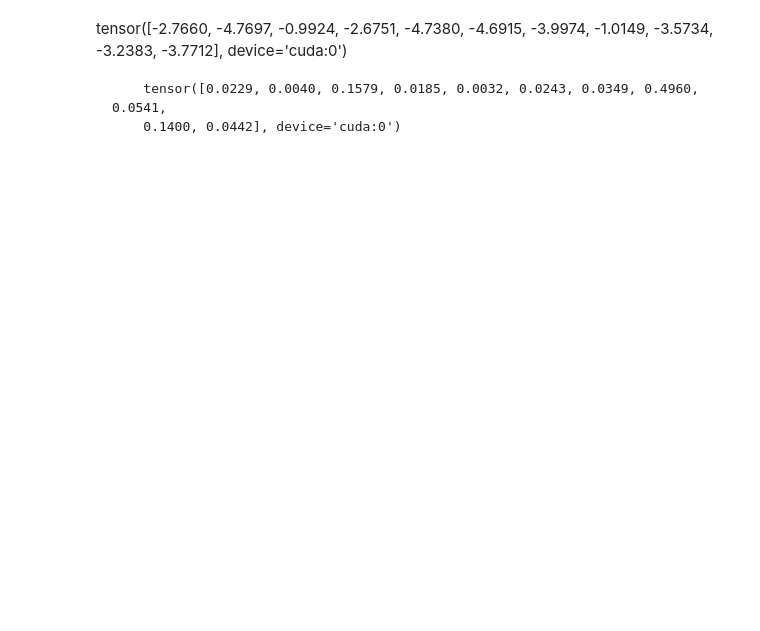
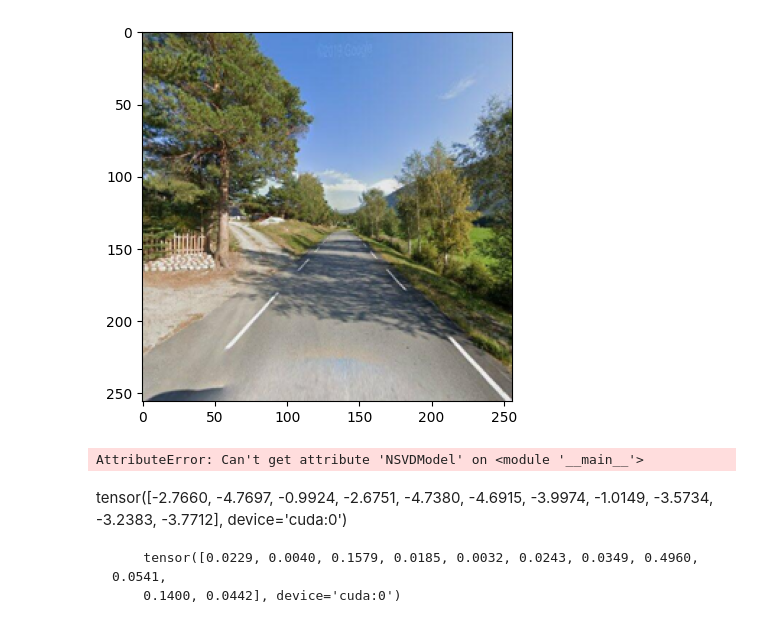
Before and after one commit to IntrntSrfr/norwai, a Jupyter notebook: norwai_county_test.ipynb, the cells around one changed output. Saved outputs shown, nothing was run; the diff lists cells and outputs as text; code cells hidden in the pictures; blank space fills up the shorter version.

```diff
--- a/norwai_county_test.ipynb
+++ b/norwai_county_test.ipynb
@@ -13,18 +12,20 @@ print("device:", device)
 # %%
 test_images = [{'file':'0001', 'loc':[69.6876088,23.5747422]}]
 test_im = np.random.choice(test_images, 1)[0]
 
 from PIL import Image
 
-im = Image.open('../../data/test_images/{}.png'.format(test_im['file'])).convert('RGB')
+im = Image.open('./data/test_images/{}.png'.format(test_im['file'])).convert('RGB')
 w, h = im.size
 left = int((w - 512)/2)
 top = int((h - 512)/2)
 right = int((w + 512)/2)
 bottom = int((h + 512)/2)
 
 im = im.crop((left, top, right, bottom)).resize((256, 256))
 im_data = torch.tensor(np.asarray(im).transpose(2, 0, 1))
 
 plt.imshow(im_data.int().numpy().transpose(1, 2, 0))
 plt.show()
+# %% [output]
+[figure, added]
@@ -41,14 +40,12 @@ model.to(device)
 
 guessed_county = None
 with torch.no_grad():
-  #y = model(im_data.unsqueeze(0)).flatten()
   y = model(im_data.unsqueeze(0)).flatten()
-
-  #guessed_county = y.argmax().item()
-  #print(guessed_county)
 
   print(torch.exp(y))
   guessed_county = torch.argmax(torch.exp(y)).item()
+# %% [output]
+AttributeError: Can't get attribute 'NSVDModel' on <module '__main__'>
 # %% [markdown]
 tensor([-2.7660, -4.7697, -0.9924, -2.6751, -4.7380, -4.6915, -3.9974, -1.0149,
         -3.5734, -3.2383, -3.7712], device='cuda:0')
```
Also changed, not shown: parts of 3 cells of this notebook, 1 other file.
